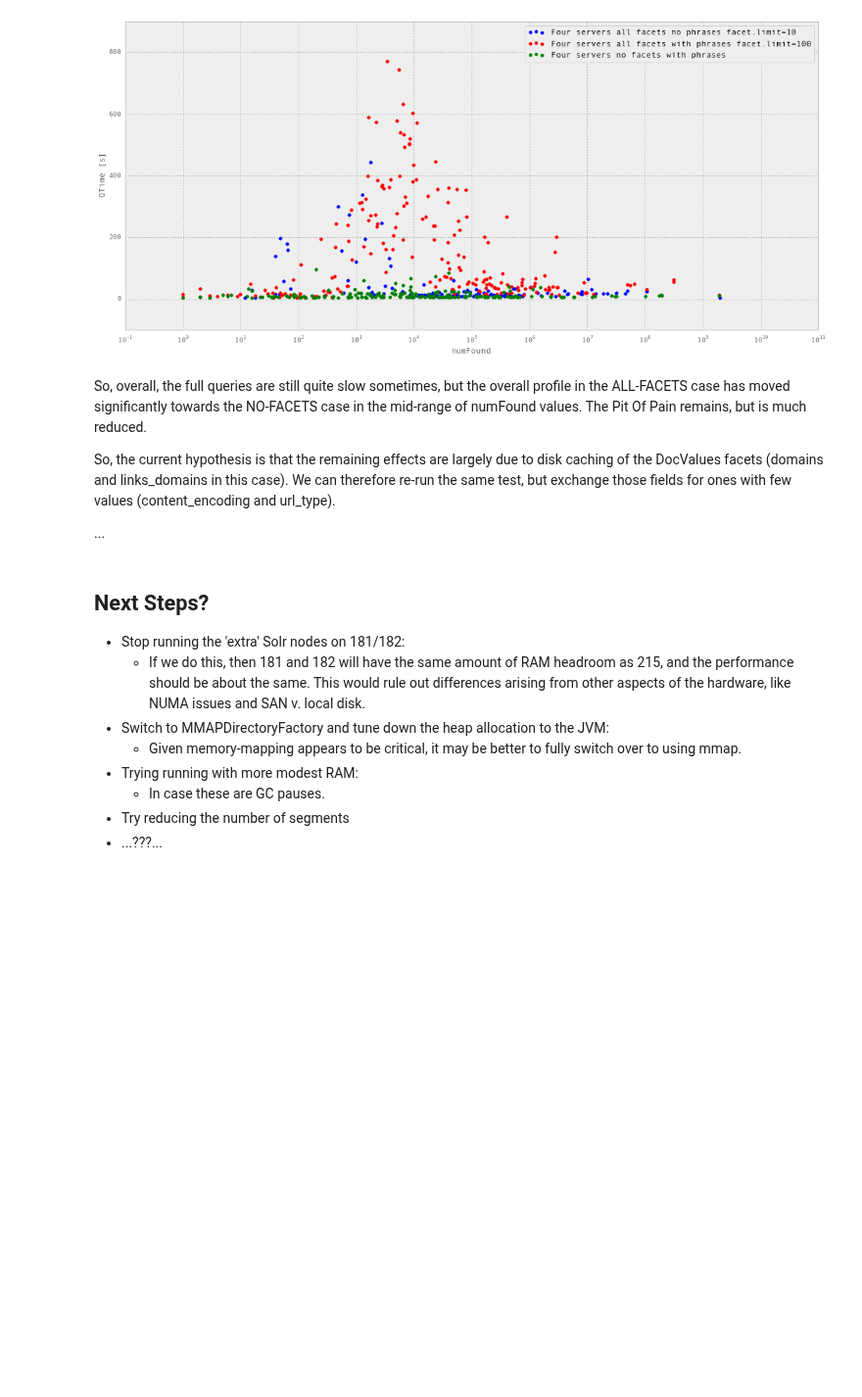
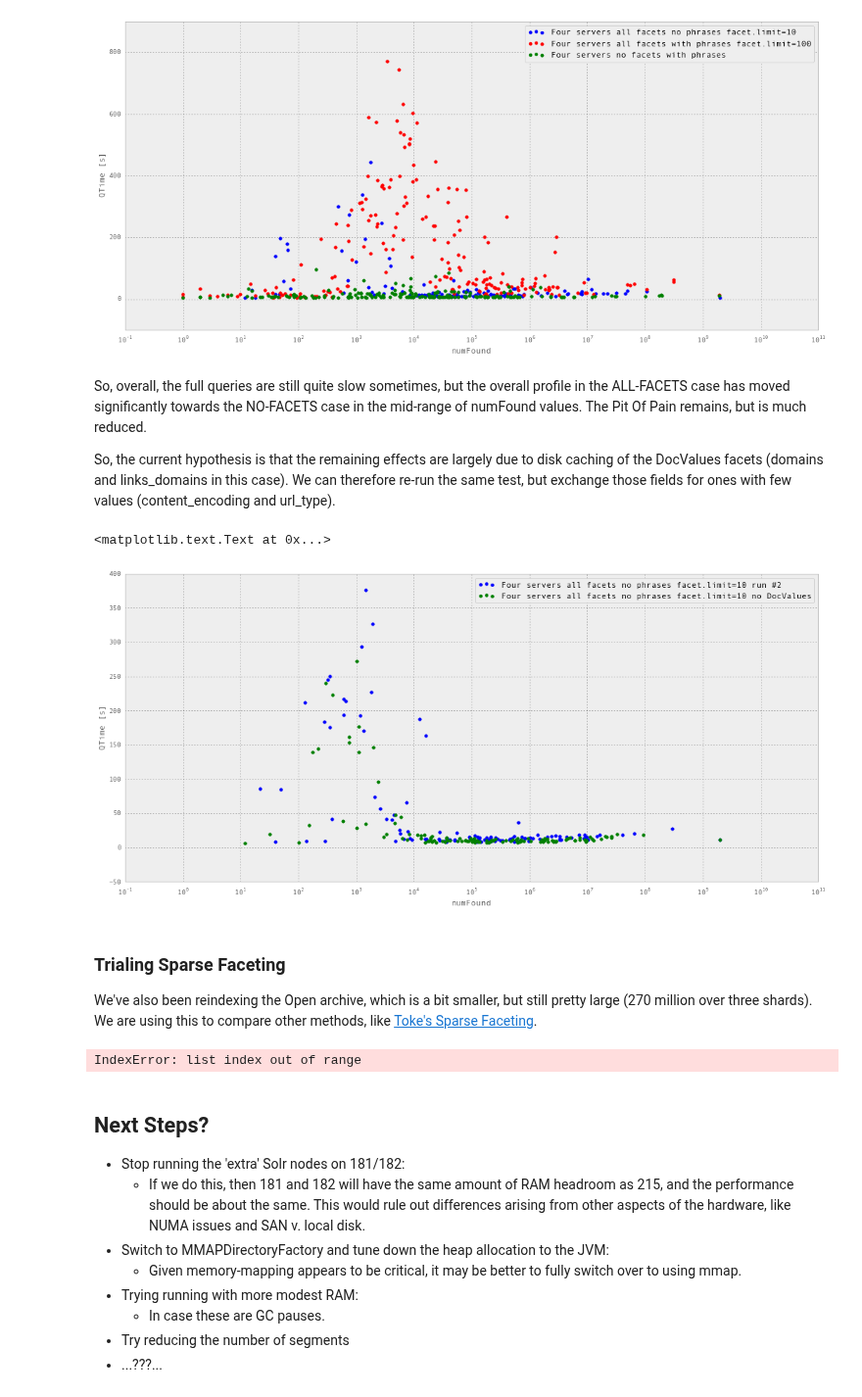
Before and after one commit to anjackson/keeping-codes, a Jupyter notebook: experiments/solr-query-performance-benchmarking.ipynb, the cells around one changed output. Shown at 98% size. Drawn from its saved outputs; the diff is of its cells as text; code cells hidden in the pictures; blank space fills up the shorter version.

```diff
--- a/experiments/solr-query-performance-benchmarking.ipynb
+++ b/experiments/solr-query-performance-benchmarking.ipynb
@@ -396,8 +396,43 @@ plt.xlabel("numFound")
 So, overall, the full queries are still quite slow sometimes, but the overall profile in the ALL-FACETS case has moved significantly towards the NO-FACETS case in the mid-range of numFound values. The Pit Of Pain remains, but is much reduced.
 
 So, the current hypothesis is that the remaining effects are largely due to disk caching of the DocValues facets (domains and links_domains in this case). We can therefore re-run the same test, but exchange those fields for ones with few values (content_encoding and url_type).
-
-...
+# %%
+qtafnpflndv4S, nfafnpflndv4S = loadSB2("solr-bench/testv3-all-facets-no-phrases-flim-10-no-docvalues-4S.log")
+qtafnpfl4S2, nfafnpfl4S2 = loadSB2("solr-bench/testv3-all-facets-no-phrases-flim-10-4S-2.log")
+
+fig = plt.figure(figsize=(18, 8))
+plt.scatter(nfafnpfl4S2, qtafnpfl4S2, label="Four servers all facets no phrases facet.limit=10 run #2", color="blue");
+plt.scatter(nfafnpflndv4S, qtafnpflndv4S, label="Four servers all facets no phrases facet.limit=10 no DocValues", color="green");
+plt.legend(loc=1)
+plt.semilogx()
+#plt.semilogy()
+#plt.ylim([1e0,10e3])
+plt.xlim([1e-1,10e10])
+plt.ylabel("QTime [s]")
+plt.xlabel("numFound")
+# %% [output]
+<matplotlib.text.Text at 0x...>
+[figure, added]
+# %% [markdown]
+### Trialing Sparse Faceting
+
+We've also been reindexing the Open archive, which is a bit smaller, but still pretty large (270 million over three shards). We are using this to compare other methods, like [Toke's Sparse Faceting](https://issues.apache.org/jira/browse/SOLR-5894).
+# %%
+qtukwa471, nfukwa471 = loadSB2("solr-bench/ukwa_sparse_test/ukwa-471-1.log")
+qtukwa490, nfukwa490 = loadSB2("solr-bench/ukwa_sparse_test/ukwa-490-1.log")
+
+fig = plt.figure(figsize=(18, 8))
+plt.scatter(nfukwa471, qtukwa471, label="471", color="blue");
+#plt.scatter(nfafnpflndv4S, qtafnpflndv4S, label="Four servers all facets no phrases facet.limit=10 no DocValues", color="green");
+plt.legend(loc=1)
+plt.semilogx()
+#plt.semilogy()
+#plt.ylim([1e0,10e3])
+plt.xlim([1e-1,10e10])
+plt.ylabel("QTime [s]")
+plt.xlabel("numFound")
+# %% [output]
+IndexError: list index out of range
 # %% [markdown]
 ## Next Steps?
 
```
Also changed, not shown: 43 other files.
